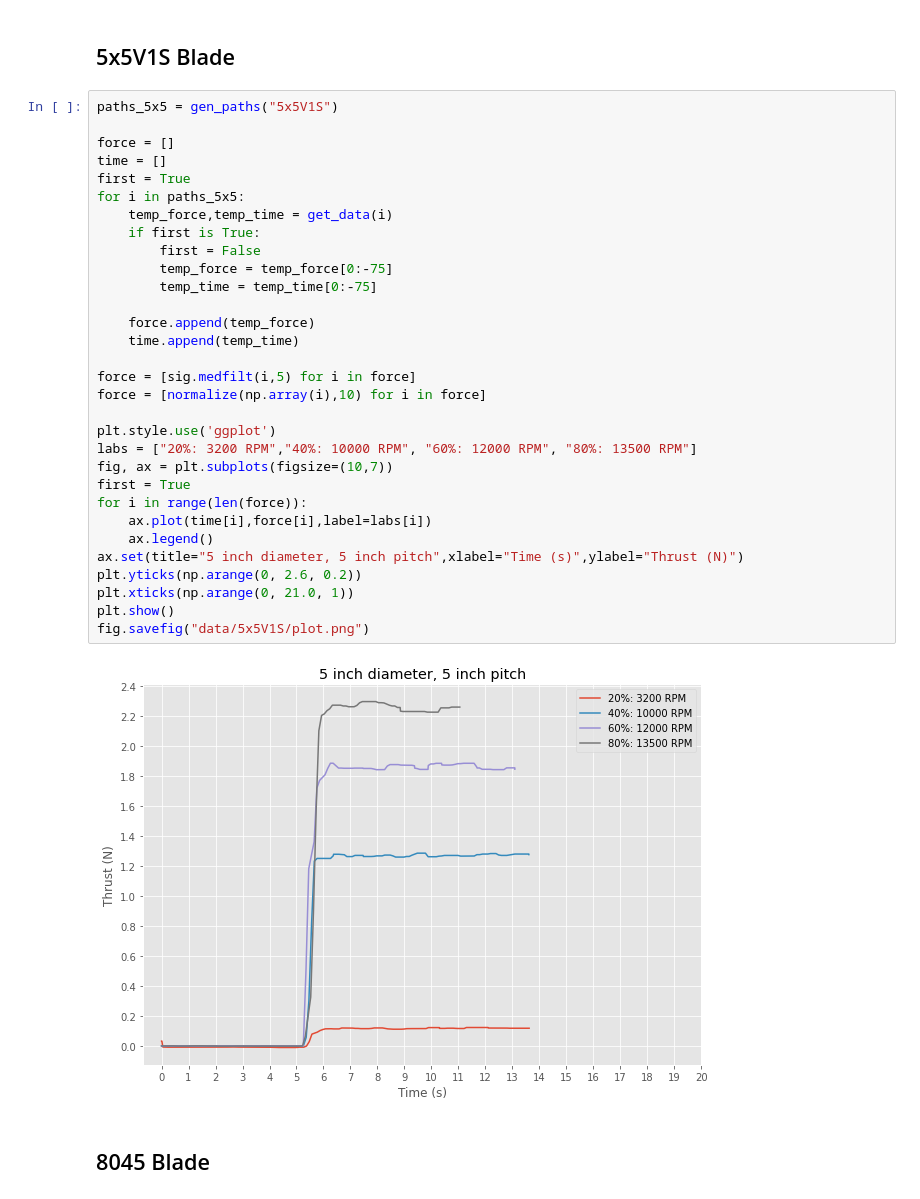
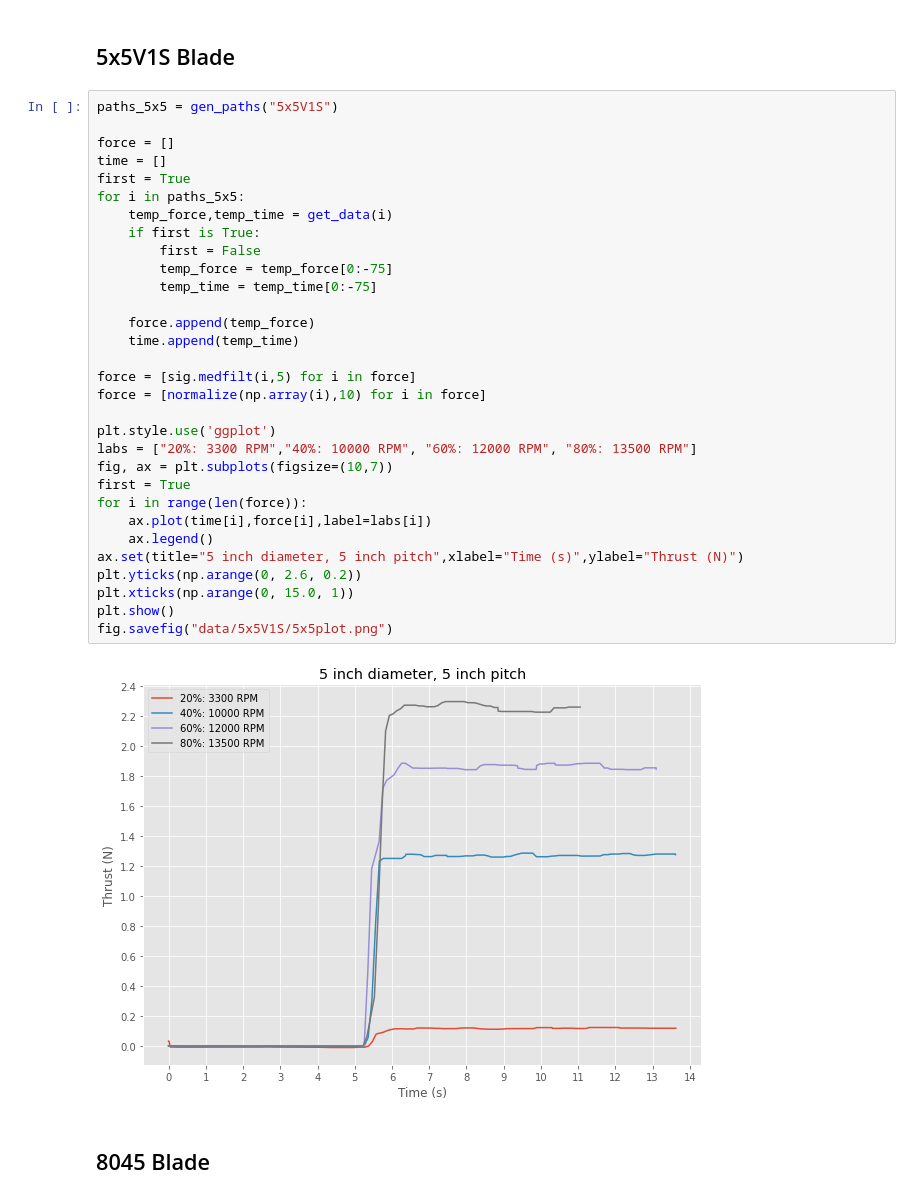
Before and after one commit to nmarks99/aero-capstone, a Jupyter notebook: thrust_test/nice_plots.ipynb, the cells around one changed output. Saved outputs shown, nothing was run; the diff lists cells and outputs as text.

Commit message:
update plots

```diff
--- a/thrust_test/nice_plots.ipynb
+++ b/thrust_test/nice_plots.ipynb
@@ -35,36 +38,36 @@ def normalize(data,n):
 # %%
 paths_5x5 = gen_paths("5x5V1S")
 
 force = []
 time = []
 first = True
 for i in paths_5x5:
     temp_force,temp_time = get_data(i)
     if first is True:
         first = False
         temp_force = temp_force[0:-75]
         temp_time = temp_time[0:-75]
 
     force.append(temp_force)
     time.append(temp_time)
 
 force = [sig.medfilt(i,5) for i in force]
 force = [normalize(np.array(i),10) for i in force]
 
 plt.style.use('ggplot')
-labs = ["20%: 3200 RPM","40%: 10000 RPM", "60%: 12000 RPM", "80%: 13500 RPM"]
+labs = ["20%: 3300 RPM","40%: 10000 RPM", "60%: 12000 RPM", "80%: 13500 RPM"]
 fig, ax = plt.subplots(figsize=(10,7))
 first = True
 for i in range(len(force)):
     ax.plot(time[i],force[i],label=labs[i])
     ax.legend()
 ax.set(title="5 inch diameter, 5 inch pitch",xlabel="Time (s)",ylabel="Thrust (N)")
 plt.yticks(np.arange(0, 2.6, 0.2))
-plt.xticks(np.arange(0, 21.0, 1))
+plt.xticks(np.arange(0, 15.0, 1))
 plt.show()
-fig.savefig("data/5x5V1S/plot.png")
+fig.savefig("data/5x5V1S/5x5plot.png")
 # %% [output]
-[figure, old version]
+[figure, new version]
 # %% [markdown]
 ## 8045 Blade
 # %%
```
Also changed, not shown: parts of 9 cells of this notebook, 14 other files.
